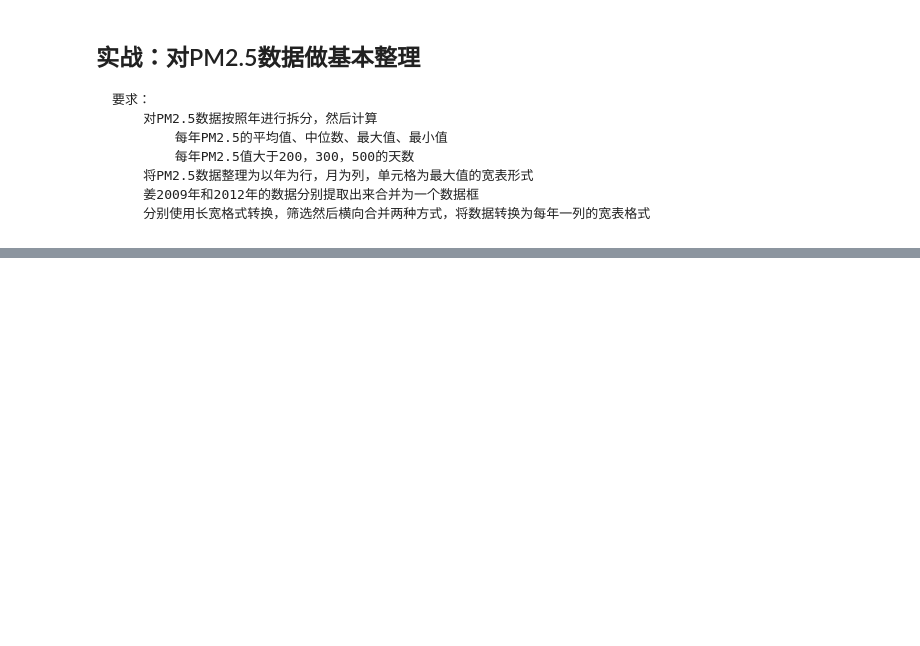
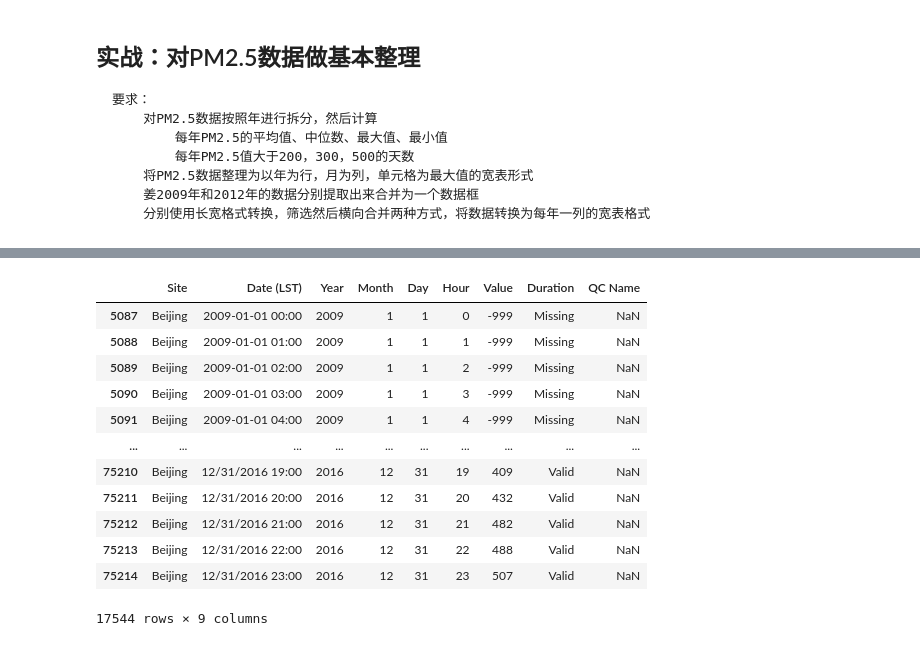
Before and after one commit to kexiaojiu/Pandas_learning_notes, a Jupyter notebook: 01 pandas/my_note.ipynb, the cells around one changed output, grey strips where cells are left out. Cells and saved outputs as stored; diff of their text form; code cells hidden in the pictures; blank space fills up the shorter version.

```diff
--- a/01 pandas/my_note.ipynb
+++ b/01 pandas/my_note.ipynb
@@ -1411,0 +1011,16 @@ pd.concat([df2ai,df2bi],axis=1)
+# %%
+df[df.isna().any(1)]###显示缺失值所在行数据
+# %% [output]
+|  | Site | Date (LST) | Year | Month | Day | Hour | Value | Duration | QC Name |
+| 5087 | Beijing | 2009-01-01 00:00 | 2009 | 1 | 1 | 0 | -999 | Missing | NaN |
+| 5088 | Beijing | 2009-01-01 01:00 | 2009 | 1 | 1 | 1 | -999 | Missing | NaN |
+| 5089 | Beijing | 2009-01-01 02:00 | 2009 | 1 | 1 | 2 | -999 | Missing | NaN |
+| 5090 | Beijing | 2009-01-01 03:00 | 2009 | 1 | 1 | 3 | -999 | Missing | NaN |
+| 5091 | Beijing | 2009-01-01 04:00 | 2009 | 1 | 1 | 4 | -999 | Missing | NaN |
+| ... | ... | ... | ... | ... | ... | ... | ... | ... | ... |
+| 75210 | Beijing | 12/31/2016 19:00 | 2016 | 12 | 31 | 19 | 409 | Valid | NaN |
+| 75211 | Beijing | 12/31/2016 20:00 | 2016 | 12 | 31 | 20 | 432 | Valid | NaN |
+| 75212 | Beijing | 12/31/2016 21:00 | 2016 | 12 | 31 | 21 | 482 | Valid | NaN |
+| 75213 | Beijing | 12/31/2016 22:00 | 2016 | 12 | 31 | 22 | 488 | Valid | NaN |
+| 75214 | Beijing | 12/31/2016 23:00 | 2016 | 12 | 31 | 23 | 507 | Valid | NaN |
+17544 rows × 9 columns
```
Also changed, not shown: parts of 63 cells of this notebook, 11 other files.
